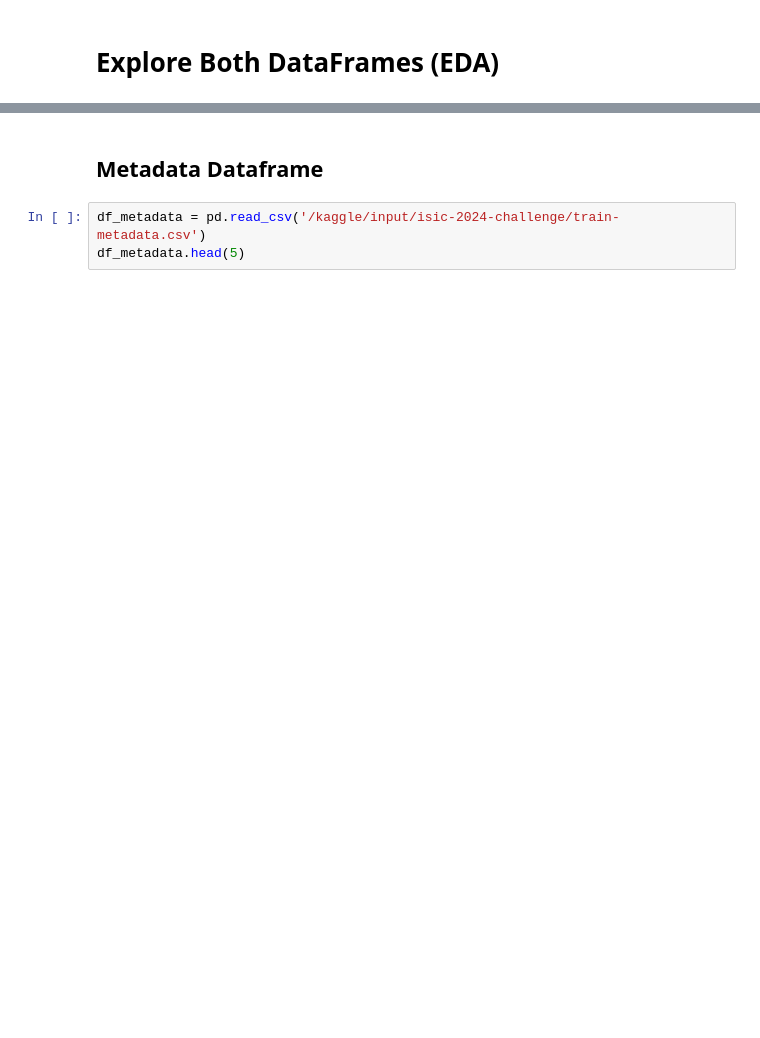
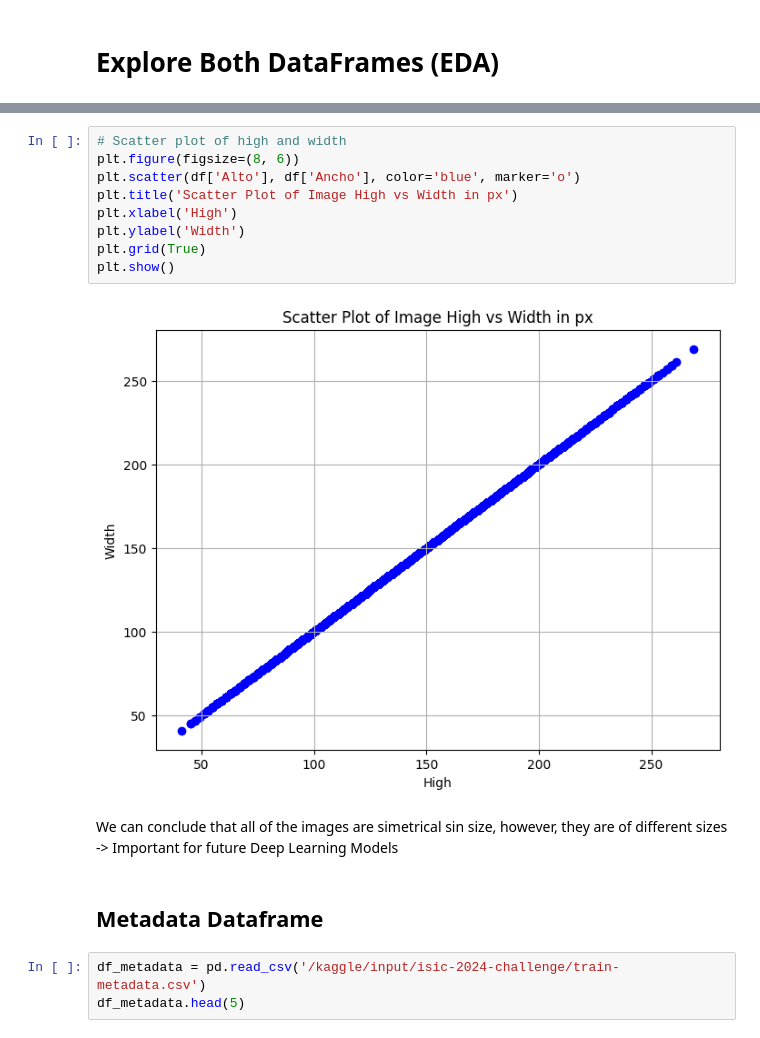
Before and after one commit to Aviles17/Kaggle-ISCI-2024, a Jupyter notebook: ISCI-2024-Exploratory Analysis (EDA).ipynb, the cells around one changed output, grey strips where cells are left out. Saved outputs shown, nothing was run; the diff lists cells and outputs as text; blank space fills up the shorter version.

```diff
--- a/ISCI-2024-Exploratory Analysis (EDA).ipynb
+++ b/ISCI-2024-Exploratory Analysis (EDA).ipynb
@@ -175,3 +211,16 @@ plt.show()
+# %%
+# Scatter plot of high and width
+plt.figure(figsize=(8, 6))
+plt.scatter(df['Alto'], df['Ancho'], color='blue', marker='o')
+plt.title('Scatter Plot of Image High vs Width in px')
+plt.xlabel('High')
+plt.ylabel('Width')
+plt.grid(True)
+plt.show()
+# %% [output]
+[figure, added]
+# %% [markdown]
+We can conclude that all of the images are simetrical sin size, however, they are of different sizes -> Important for future Deep Learning Models
 # %% [markdown]
 ## Metadata Dataframe
 # %%
```
Also changed, not shown: parts of 8 cells of this notebook.
